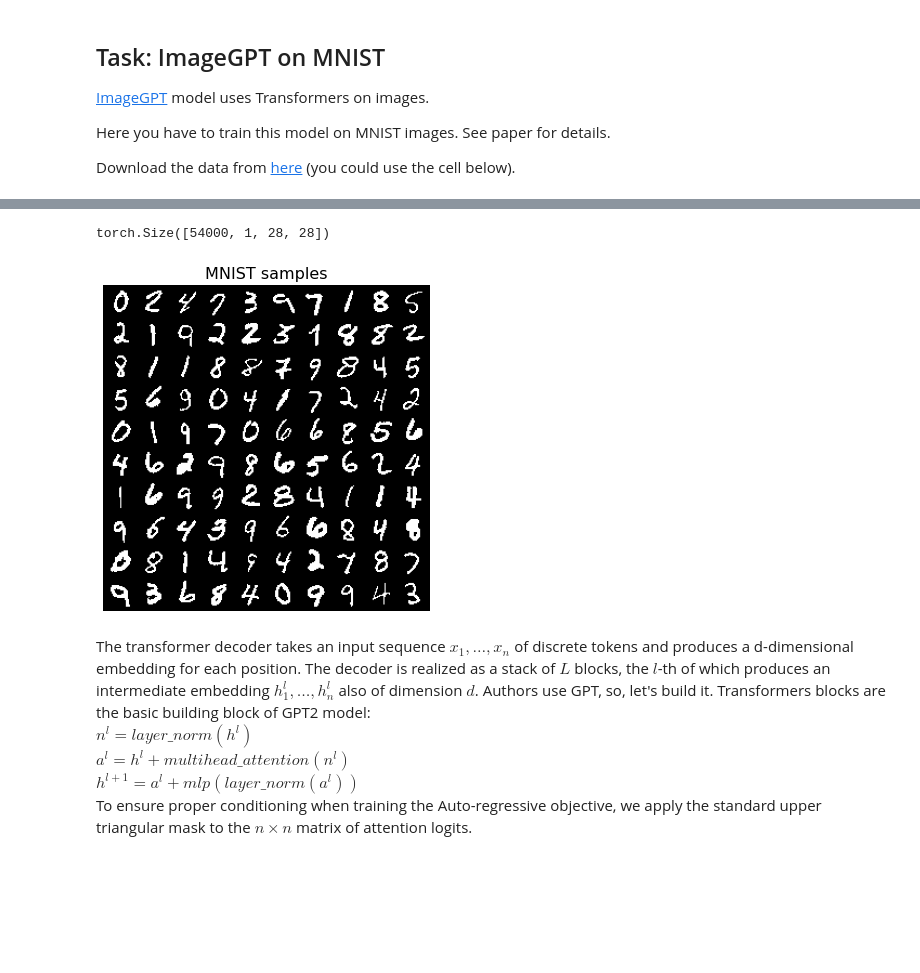
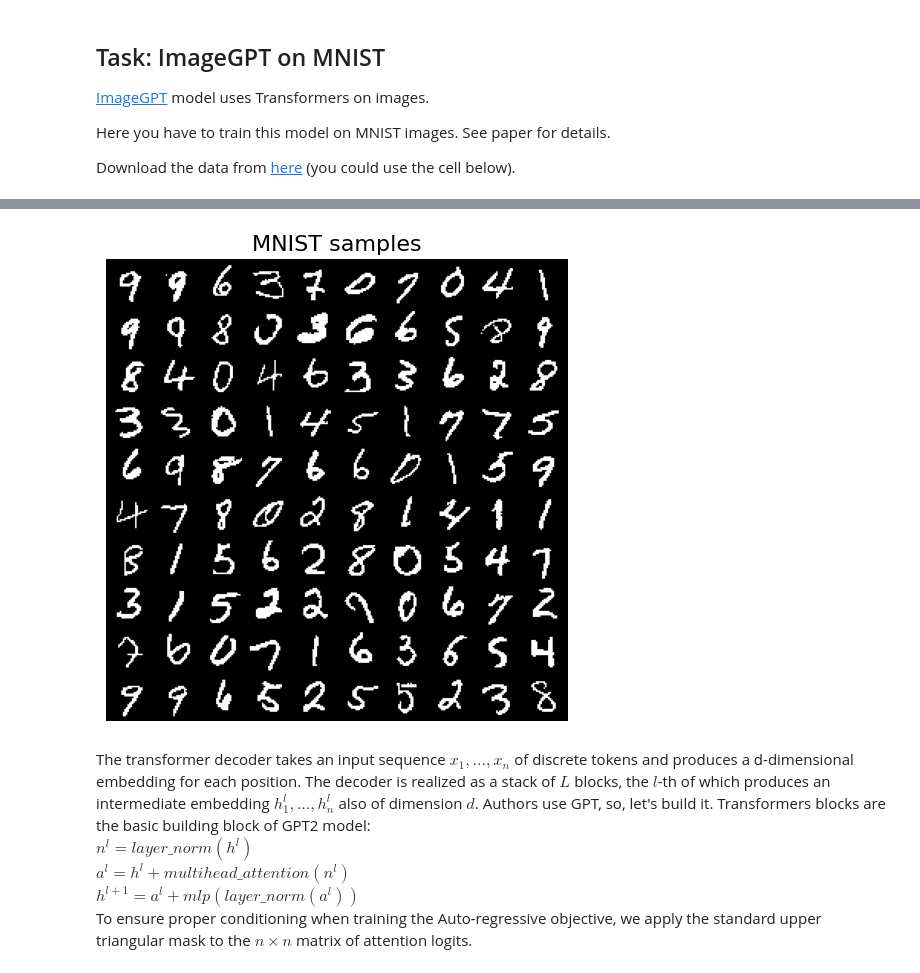
Before and after one commit to gregkseno/dgm-course, a Jupyter notebook: 02_image_gpt.ipynb, the cells around one changed output, grey strips where cells are left out. Saved outputs shown, nothing was run; the diff lists cells and outputs as text; code cells hidden in the pictures; blank space fills up the shorter version.

Commit message:
Fix imageGPT

```diff
--- a/02_image_gpt.ipynb
+++ b/02_image_gpt.ipynb
@@ -58,44 +37,22 @@ To: /content/mnist.pkl
 # %%
-# train_data, test_data = load_pickle('./content/mnist.pkl', flatten=False, binarize=True)
-from torchvision import datasets
-import torchvision.transforms as T
-from torch.utils.data import random_split
+target_transform = T.Compose([
+    T.ToTensor(),
+    T.Lambda(lambda x: torch.round(x).long())
+])
+dataset = datasets.MNIST(
+        'MNIST', train=True, download=True, transform=target_transform
+    )
 
-target_transform = T.Compose([T.ToTensor(),
-                              T.Lambda(lambda x: torch.round(x).long())
-                              ])
-train_data = datasets.MNIST(
-        '/content/mnist', train=True, download=True, transform=target_transform
-    )
-test_data = datasets.MNIST(
-        '/content/mnist', train=True, download=True, transform=target_transform
-    )
-train_size = int(0.9 * len(train_data))
-
-# reproducable split
-# NOTE: splitting is done twice as datasets have different transforms attributes
-train_data, _ = random_split(
-    train_data,
-    [train_size, len(train_data) - train_size],
+train_size = int(0.9 * len(dataset))
+train_data, test_data = random_split(
+    dataset,
+    [train_size, len(dataset) - train_size],
     generator=torch.Generator().manual_seed(0),
 )
-_, test_data = random_split(
-    test_data,
-    [train_size, len(test_data) - train_size],
-    generator=torch.Generator().manual_seed(0),
-)
-
-# train_data, test_data = load_pickle('./mnist.pkl', flatten=False, binarize=True)
-# train_data, test_data = load_pickle('/content/mnist.pkl', flatten=False, binarize=True)
-# # train_data, test_data = load_pickle('./mnist.pkl', flatten=False, binarize=True)
-# print(train_data[0][0])
 imgs = torch.cat([img*255 for img, _ in train_data])[:, None, :, :]
-
-print(imgs.shape)
 visualize_images(imgs, 'MNIST samples')
 # %% [output]
-torch.Size([54000, 1, 28, 28])
-[figure, old version]
+[figure, new version]
 # %% [markdown]
 The transformer decoder takes an input sequence $x_1, \dots, x_n$
 of discrete tokens and produces a d-dimensional embedding
```
Also changed, not shown: parts of 17 cells of this notebook.
